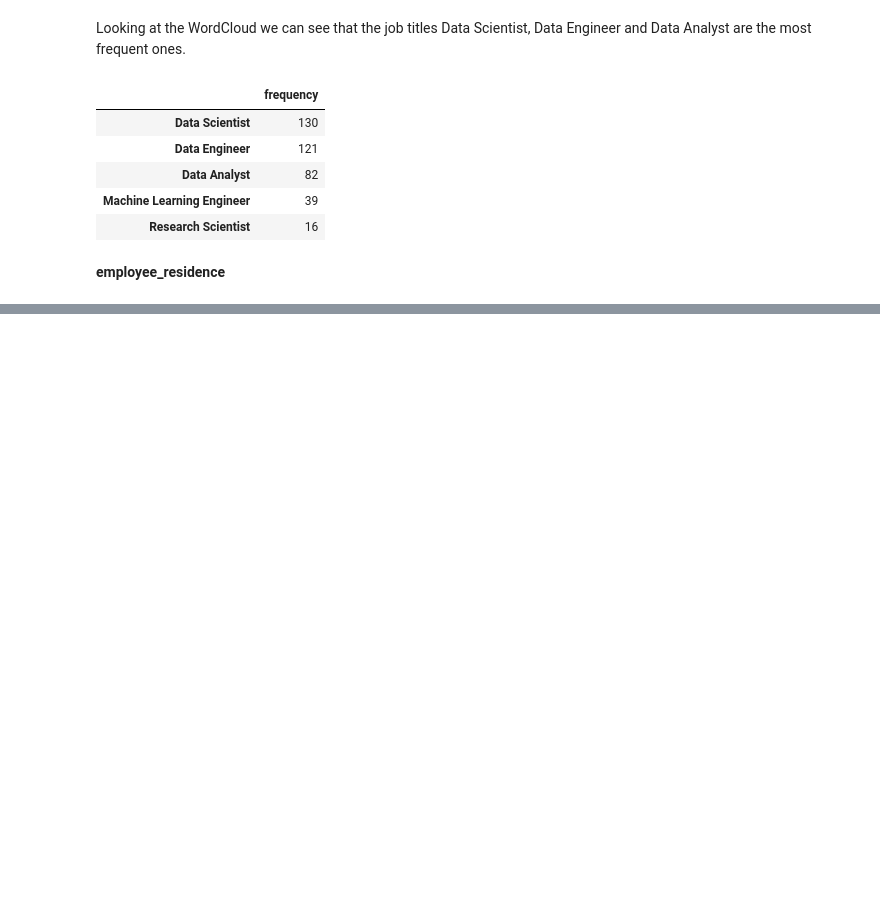
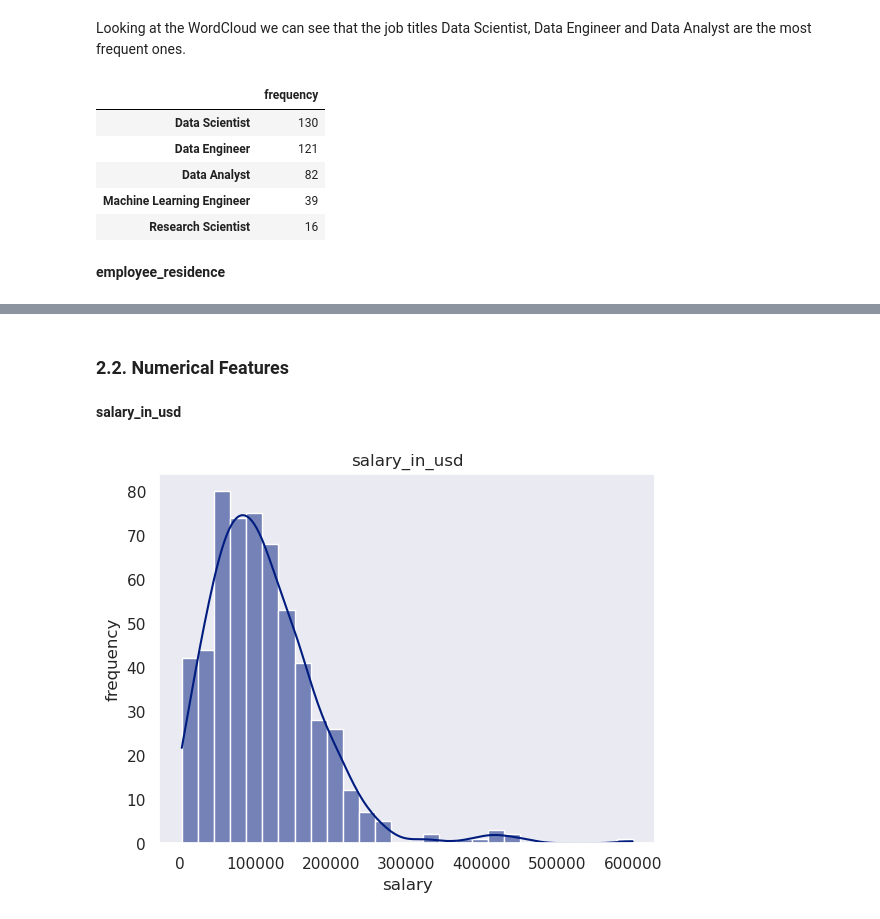
Before and after one commit to IgorTrevelin/data-science, a Jupyter notebook: Data Science Salaries/ds_salaries.ipynb, the cells around one changed output, grey strips where cells are left out. Drawn from its saved outputs; the diff is of its cells as text; code cells hidden in the pictures; blank space fills up the shorter version.

```diff
--- a/Data Science Salaries/ds_salaries.ipynb
+++ b/Data Science Salaries/ds_salaries.ipynb
@@ -230,0 +281,13 @@ fig.show()
+# %% [markdown]
+<a id="2_2_"></a>
+### 2.2. Numerical Features
+# %% [markdown]
+**salary_in_usd**
+# %%
+plt.title("salary_in_usd")
+sns.histplot(df["salary_in_usd"], kde=True)
+plt.xlabel("salary")
+plt.ylabel("frequency")
+plt.show()
+# %% [output]
+[figure, added]
```
Also changed, not shown: parts of 12 cells of this notebook.
